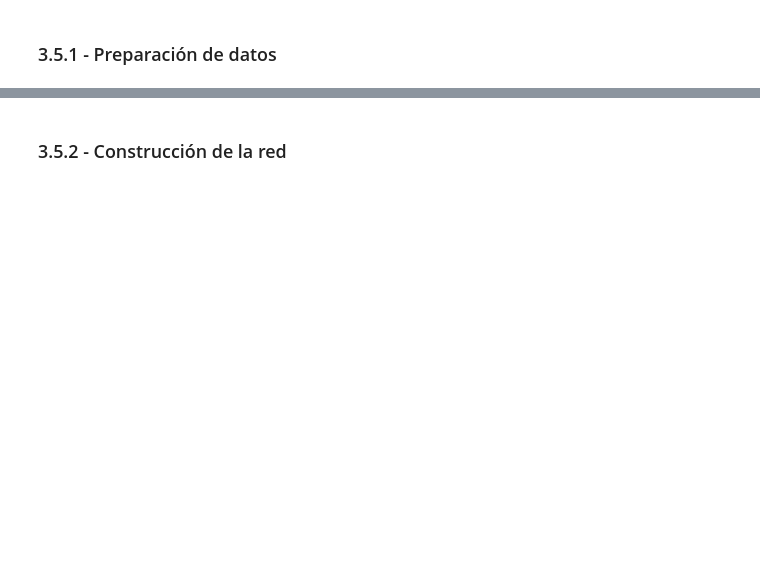
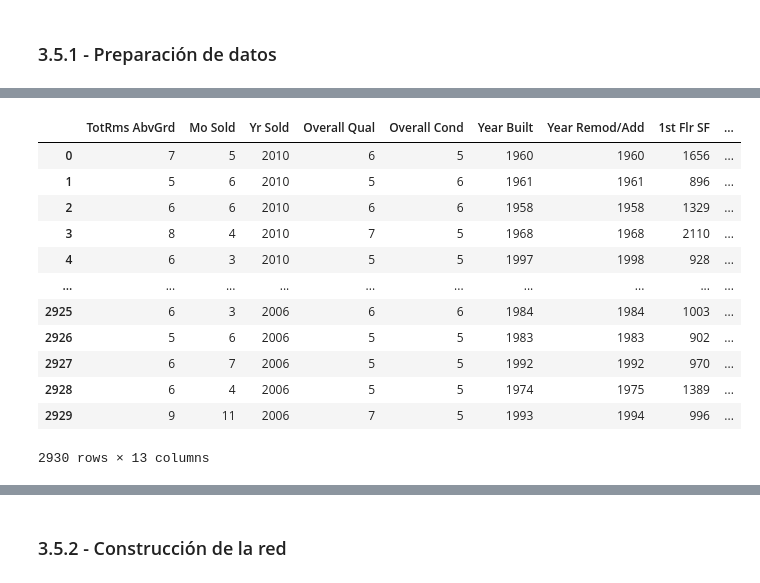
Before and after one commit to ferjorosa/tokio-school-dl-03-2023, a Jupyter notebook: 2 - APRENDIZAJE PROFUNDO/3-Regresion.ipynb, the cells around one changed output, grey strips where cells are left out. Cells and saved outputs as stored; diff of their text form; code cells hidden in the pictures; blank space fills up the shorter version.

```diff
--- a/2 - APRENDIZAJE PROFUNDO/3-Regresion.ipynb
+++ b/2 - APRENDIZAJE PROFUNDO/3-Regresion.ipynb
@@ -492,0 +544,39 @@ def print_regression_line(model, X_print, X, Y):
+# %%
+import pandas as pd
+
+full_data = pd.read_csv("./data/AmesHousing.csv")
+
+attributes = [
+    "TotRms AbvGrd",
+    "Mo Sold",
+    "Yr Sold",
+    "Overall Qual",
+    "Overall Cond",
+    "Year Built",
+    "Year Remod/Add",
+    "1st Flr SF",
+    "2nd Flr SF",
+    "Full Bath",
+    "Half Bath",
+    "Bedroom AbvGr",
+    "Kitchen AbvGr"
+]
+
+data_y = full_data["SalePrice"]
+data_x = full_data[attributes]
+data_x
+#data_y
+# %% [output]
+|  | TotRms AbvGrd | Mo Sold | Yr Sold | Overall Qual | Overall Cond | Year Built | Year Remod/Add | 1st Flr SF | ... |
+| 0 | 7 | 5 | 2010 | 6 | 5 | 1960 | 1960 | 1656 | ... |
+| 1 | 5 | 6 | 2010 | 5 | 6 | 1961 | 1961 | 896 | ... |
+| 2 | 6 | 6 | 2010 | 6 | 6 | 1958 | 1958 | 1329 | ... |
+| 3 | 8 | 4 | 2010 | 7 | 5 | 1968 | 1968 | 2110 | ... |
+| 4 | 6 | 3 | 2010 | 5 | 5 | 1997 | 1998 | 928 | ... |
+| ... | ... | ... | ... | ... | ... | ... | ... | ... | ... |
+| 2925 | 6 | 3 | 2006 | 6 | 6 | 1984 | 1984 | 1003 | ... |
+| 2926 | 5 | 6 | 2006 | 5 | 5 | 1983 | 1983 | 902 | ... |
+| 2927 | 6 | 7 | 2006 | 5 | 5 | 1992 | 1992 | 970 | ... |
+| 2928 | 6 | 4 | 2006 | 5 | 5 | 1974 | 1975 | 1389 | ... |
+| 2929 | 9 | 11 | 2006 | 7 | 5 | 1993 | 1994 | 996 | ... |
+2930 rows × 13 columns
```
Also changed, not shown: parts of 25 cells of this notebook, 1 other file.
